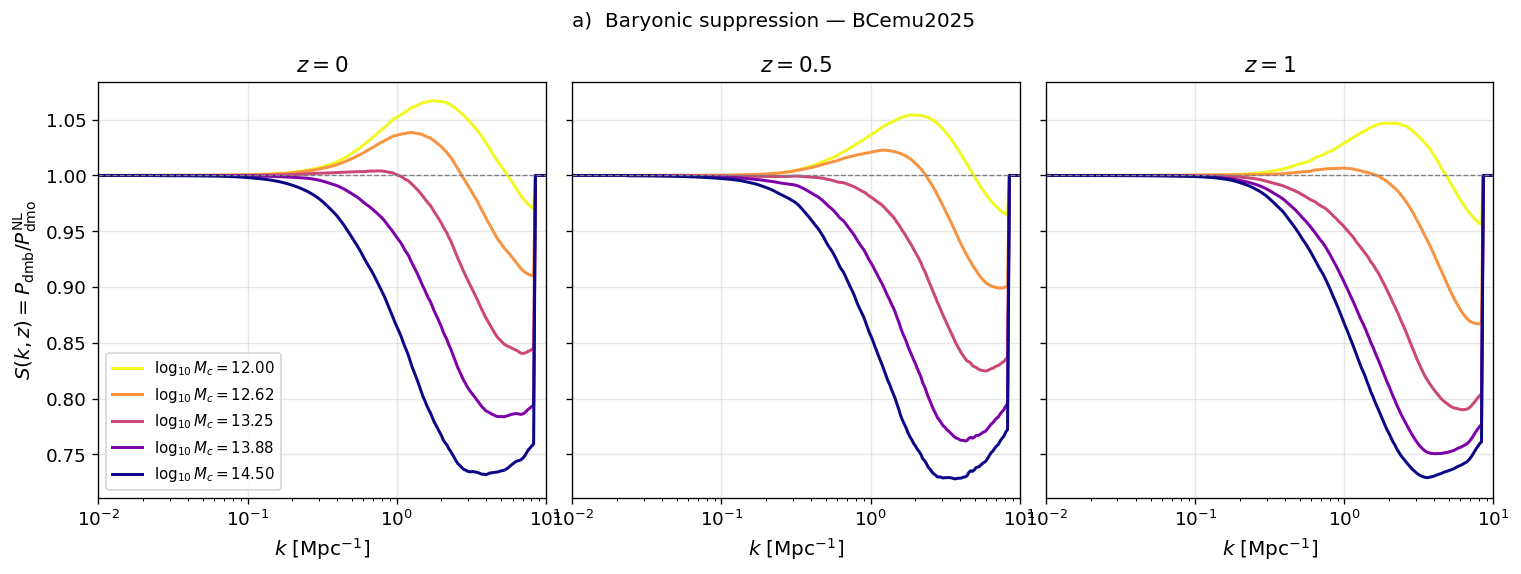
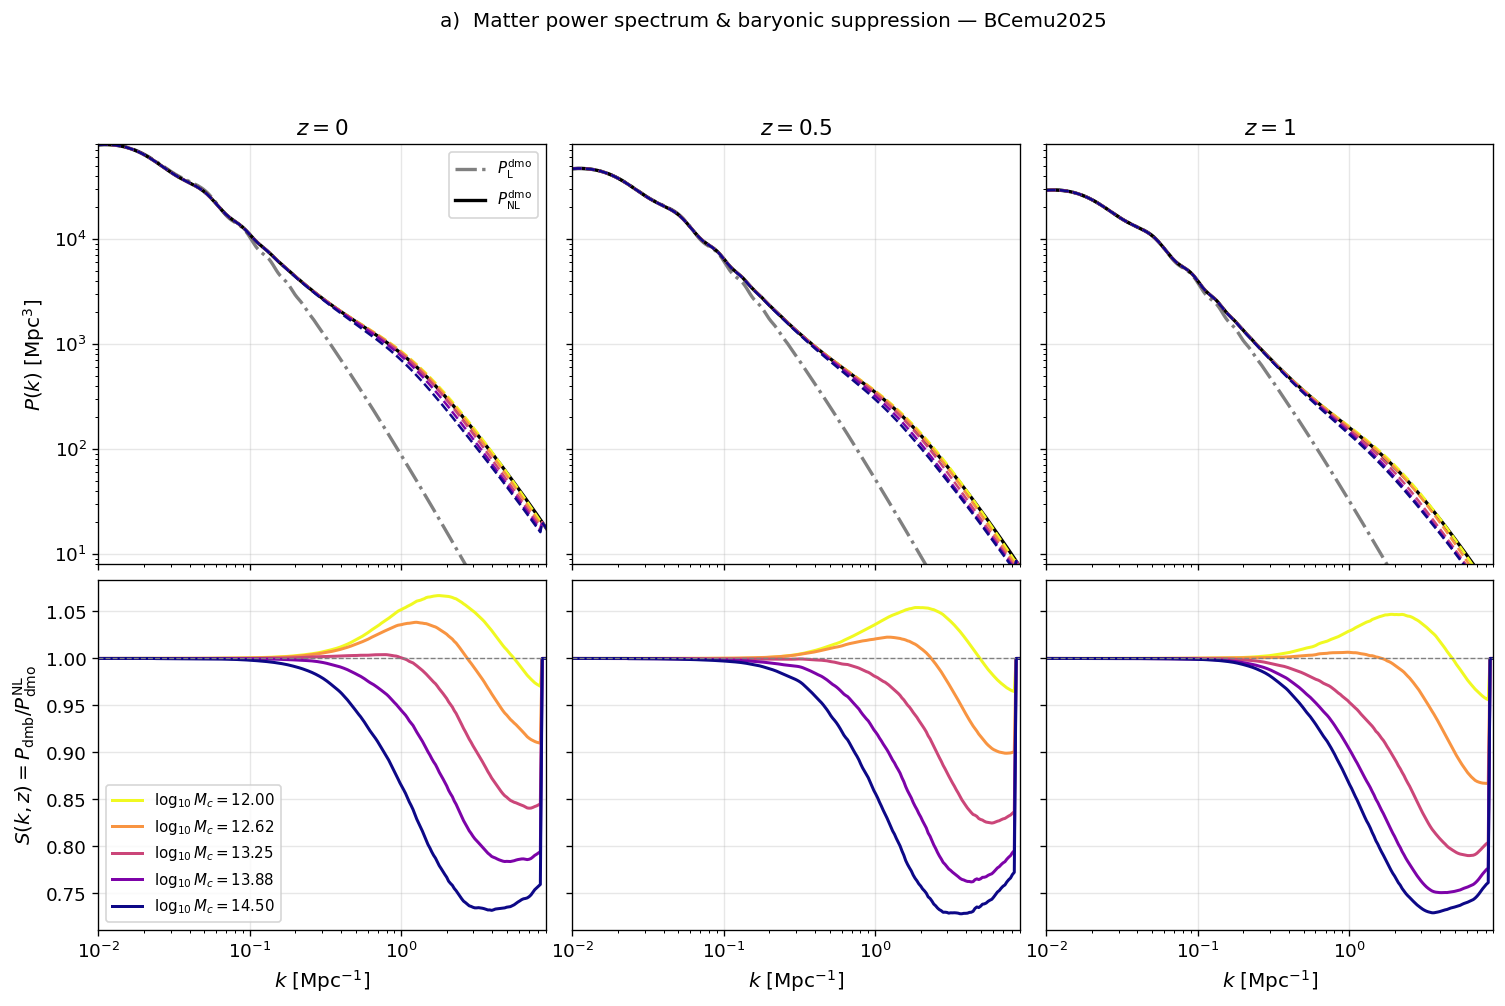
The change to this notebook cell's code, shown as a diff; its figure went from the first image to the second:
--- before
+++ after
@@ -1,24 +1,53 @@
-# ── a) S(k) — three panels, one per redshift ─────────────────────────────────
+# ── a) Matter P(k) + baryonic suppression S(k) — BCemu2025 ───────────────────
 mc_min, mc_max = LOG10MC_VALS[0], LOG10MC_VALS[-1]
-cmap_mc = plt.get_cmap(CMAP_NAME)
-norm_mc = plt.Normalize(vmin=mc_min, vmax=mc_max)
+cmap_mc  = plt.get_cmap(CMAP_NAME)
+norm_mc  = plt.Normalize(vmin=mc_min, vmax=mc_max)
 mc_colors = [cmap_mc(norm_mc(mc)) for mc in LOG10MC_VALS]
 
-fig, axes = plt.subplots(1, 3, figsize=(15, 4.5), sharey=True,
-                         gridspec_kw={'wspace': 0.06})
+fig = plt.figure(figsize=(15, 8.5))
+gs  = gridspec.GridSpec(2, 3, figure=fig, hspace=0.04, wspace=0.06,
+                        height_ratios=[1.2, 1.0])
 
-for iz, (ax, zlbl) in enumerate(zip(axes, Z_LABELS)):
+# Build axes — share x within each column, y within each row
+axes_pk, axes_sk = [], []
+for j in range(3):
+    ax_pk = fig.add_subplot(gs[0, j], sharey=(axes_pk[0] if j else None))
+    ax_sk = fig.add_subplot(gs[1, j], sharex=ax_pk,
+                            sharey=(axes_sk[0] if j else None))
+    axes_pk.append(ax_pk)
+    axes_sk.append(ax_sk)
+
+for iz, (ax_pk, ax_sk, zlbl) in enumerate(zip(axes_pk, axes_sk, Z_LABELS)):
+    # ── top row: linear DM, nonlinear DM, baryon+DM ──────────────────────────
+    ax_pk.loglog(k, pk_base['P_L_dmo'][iz], color='gray', ls='-.', lw=2.0,
+                 label=r'$P_{\rm L}^{\rm dmo}$'  if iz == 0 else None)
+    ax_pk.loglog(k, pk_base['P_NL_dmo'][iz], color='black', ls='-', lw=2.0,
+                 label=r'$P_{\rm NL}^{\rm dmo}$' if iz == 0 else None)
+    for ci, (mc, lbl) in enumerate(zip(LOG10MC_VALS, EMU_LABELS)):
+        key = f'mc{mc:.2f}'
+        pk_dmb = pk_base['P_NL_dmo'][iz] * emu_Sk[key][iz]
+        ax_pk.loglog(k, pk_dmb, color=mc_colors[ci], ls='--', lw=1.5)
+    ax_pk.set_xlim(0.01, 9)
+    ax_pk.set_ylim(8, 8e4)
+    ax_pk.set_title(zlbl, fontsize=13)
+    plt.setp(ax_pk.get_xticklabels(), visible=False)
+    if iz > 0:
+        plt.setp(ax_pk.get_yticklabels(), visible=False)
+
+    # ── bottom row: S(k) ─────────────────────────────────────────────────────
     for ci, (mc, lbl) in enumerate(zip(LOG10MC_VALS, EMU_LABELS)):
         key = f'mc{mc:.2f}'
         kw  = {'label': lbl} if iz == 0 else {}
-        ax.semilogx(k, emu_Sk[key][iz], color=mc_colors[ci], lw=1.8, **kw)
-    ax.axhline(1.0, color='gray', lw=0.8, ls='--')
-    ax.set_xlabel(r'$k$ [Mpc$^{-1}$]')
-    ax.set_xlim(0.01, 10)
-    ax.set_title(zlbl, fontsize=13)
+        ax_sk.semilogx(k, emu_Sk[key][iz], color=mc_colors[ci], lw=1.8, **kw)
+    ax_sk.axhline(1.0, color='gray', lw=0.8, ls='--')
+    ax_sk.set_xlabel(r'$k$ [Mpc$^{-1}$]')
+    if iz > 0:
+        plt.setp(ax_sk.get_yticklabels(), visible=False)
 
-axes[0].set_ylabel(r'$S(k,z) = P_{\rm dmb}/P^{\rm NL}_{\rm dmo}$')
-axes[0].legend()
-fig.suptitle('a)  Baryonic suppression — BCemu2025', y=1.01, fontsize=12)
-fig.tight_layout()
+axes_pk[0].set_ylabel(r'$P(k)$ [Mpc$^3$]')
+axes_pk[0].legend(fontsize=9)
+axes_sk[0].set_ylabel(r'$S(k,z) = P_{\rm dmb}/P^{\rm NL}_{\rm dmo}$')
+axes_sk[0].legend()
+fig.suptitle('a)  Matter power spectrum & baryonic suppression — BCemu2025',
+             y=1.01, fontsize=12)
 plt.show()

Commit: option to use halofit